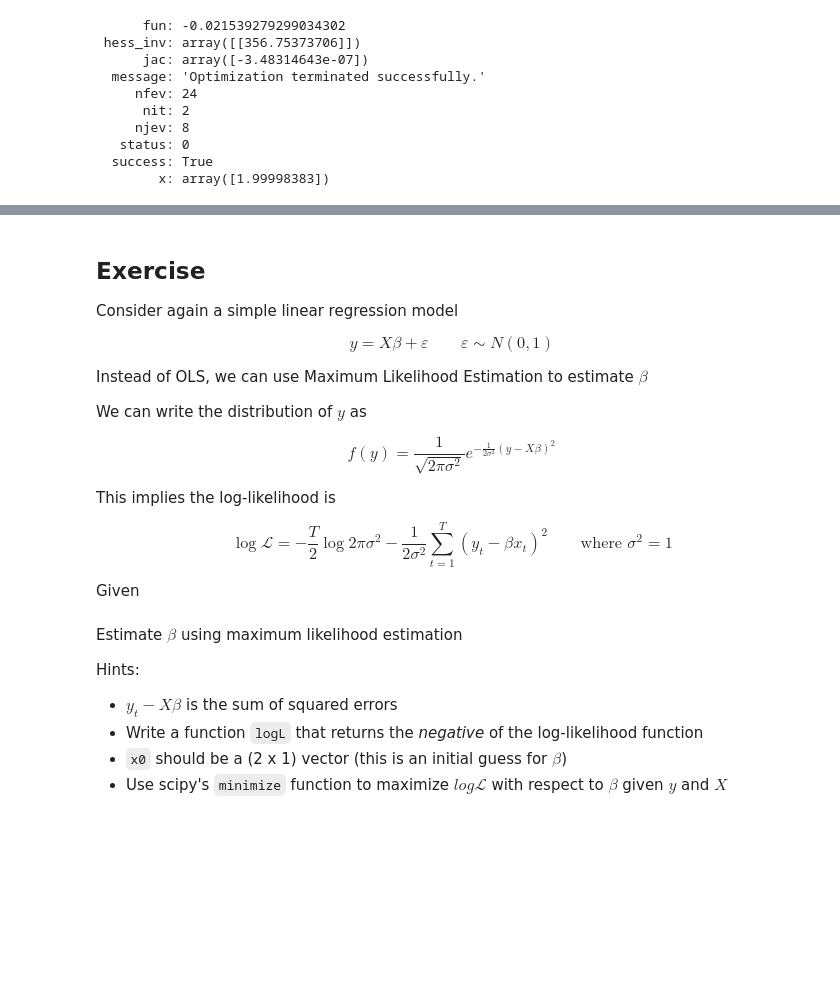
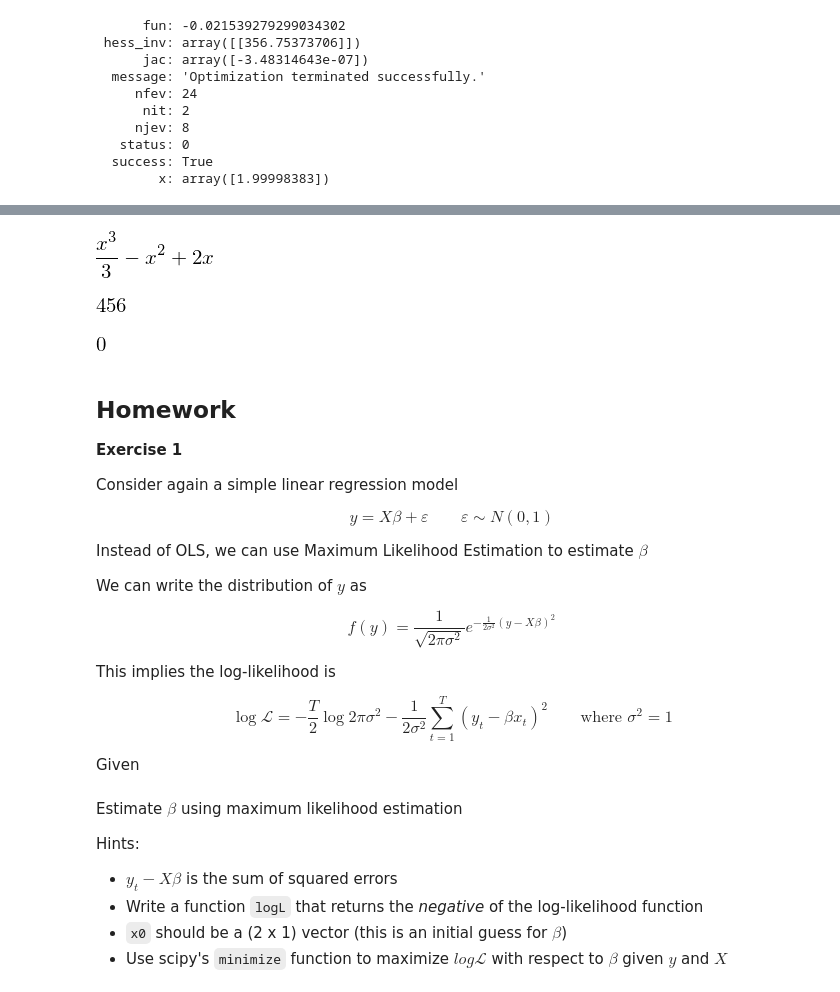
Before and after one commit to SIQEF-PHBS/Winter-Camp-2019, a Jupyter notebook: Natasha/scipy.ipynb, the cells around one changed output, grey strips where cells are left out. Drawn from its saved outputs; the diff is of its cells as text; code cells hidden in the pictures; blank space fills up the shorter version.

```diff
--- a/Natasha/scipy.ipynb
+++ b/Natasha/scipy.ipynb
@@ -172,5 +201,25 @@ minimize(g, x0=0, args=(-3))
+# %%
+# Compute the indefinite integral
+
+integrate(x**2 - 2 * x + 2, x)
+# %% [output]
+[figure, added]
+# %%
+# Compute the definite integral
+
+integrate(x**2 - 2 * x + 2, (x, 0, 12))
+# %% [output]
+[figure, added]
+# %%
+# Limit as x goes to infinity
+
+limit(1 / x, x, oo)
+# %% [output]
+[figure, added]
 # %% [markdown]
-## Exercise
+## Homework
+
+**Exercise 1**
 
 Consider again a simple linear regression model
 
```
Also changed, not shown: parts of 7 cells of this notebook, 4 other files.
